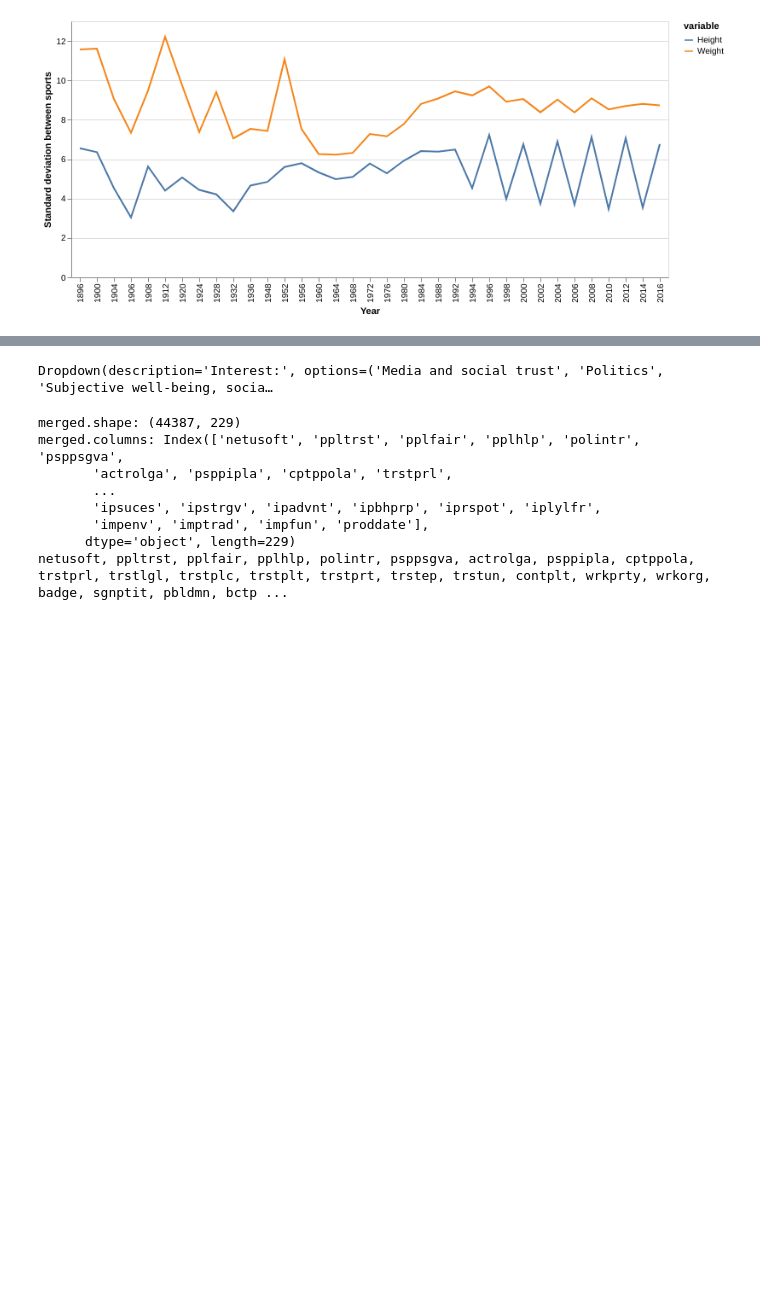
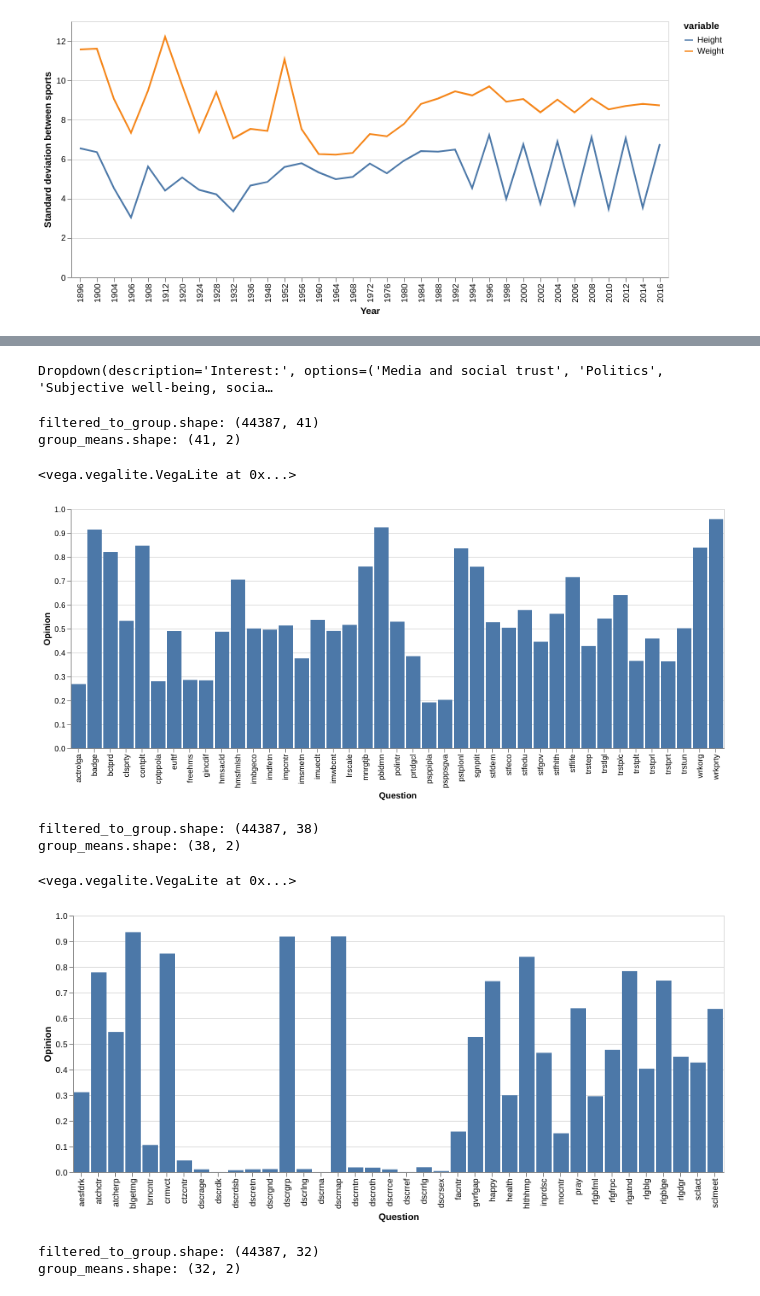
Before and after one commit to JonathanWoollett-Light/CSC327-A2, a Jupyter notebook: source.ipynb, the cells around one changed output, grey strips where cells are left out. Drawn from its saved outputs; the diff is of its cells as text; code cells hidden in the pictures; blank space fills up the shorter version.

```diff
--- a/source.ipynb
+++ b/source.ipynb
@@ -149,84 +229,56 @@ from IPython.display import display
 interestGroup = widgets.Dropdown(
     # `e[6:]` remove "Group" substring from before each option
     # `desc.Group.unique()` gets all unique values in the `Group` column
     # `[2:]` removes first 2 options of `Country` and `Weights`
     options=[e[6:] for e in desc.Group.unique()[2:]],
     description='Interest:',
 )
 display(interestGroup)
 
 
 
-# Drops all columns it cannot caste to float
-def drop_uncastable(dataframe):
-    for col in dataframe.columns:
-        try:
-            dataframe[col] = dataframe[col].astype(float)
-        except:
-            dataframe = dataframe.drop(columns=[col],axis=1)
+# # Drops all columns it cannot caste to float
+# def drop_uncastable(dataframe):
+#     for col in dataframe.columns:
+#         try:
+#             dataframe[col] = dataframe[col].astype(float)
+#         except:
+#             dataframe = dataframe.drop(columns=[col],axis=1)
 
-    return dataframe
-
-def drop_unusable_data(df):
-    # Select non-country-specific questions
-    # Drop all continuous data
-    # Drops all nominal data
-    df = df[df.Country_specific == "no"]
-    df = df[df.Type != "continuous"]
-    df = df[df.Scale_type != "nominal"]
-    df = df.drop(["proddate"]) # Don't even know if this is needed ngl
-    return df
+#     return dataframe
 
 
-def groups_we_need_to_make_max_min():
-    #print("len(data.columns):",data.shape)
-    #print("len(desc.rows):",desc.shape)
-    groups = [e for e in desc.Group.unique()]
-    #print("groups:",groups)
-    interested_desc = desc[(desc.Group != "Group Country")]
-    interested_desc = interested_desc[(desc.Group != "Group Weights")]
-    dropped = drop_unusable_data(interested_desc)
-    #print(interested_desc)
-    # Filter with `data` to select questions in group by name
-    merged = data.filter(dropped.Name)
-    print("merged.shape:",merged.shape)
-    print("merged.columns:",merged.columns)
-    for col in merged.columns:
-        print(col,end=', ')
 
-groups_we_need_to_make_max_min()
+
+
 
 def on_change(change):
     if change['type'] == 'change' and change['name'] == 'value':
         # Select questions group
         interested_desc = desc[(desc.Group == "Group " + interestGroup.value)]
-
-        interested_desc = drop_unusable_data(interested_desc)
-        #print(interested_desc)
         # Filter with `data` to select questions in group by name
-        merged = data.filter(interested_desc.Name)
-        #print("merged.columns:",merged.columns)
-        meaned = drop_uncastable(merged).mean().sort_values()
-        print(meaned)
-        #meaned = merged.astype(int).mean()
-        meaned_dataframe = meaned.reset_index()
-        meaned_dataframe.columns = ["Question","Opinion"]
-        print(meaned_dataframe.head())
-        test = alt.Chart(meaned_dataframe).mark_bar().encode(
+        filtered_to_group = grouped_answers.filter(interested_desc.Name)
+        print("filtered_to_group.shape:",filtered_to_group.shape)
+        group_means = filtered_to_group.mean().reset_index()
+        group_means.columns = ["Question","Opinion"]
+        print("group_means.shape:",group_means.shape)
+        test = alt.Chart(group_means).mark_bar().encode(
             x=alt.X("Question:O"),
             y="Opinion:Q"
         )
         display(test)
 
 
 interestGroup.observe(on_change)
 # %% [output]
 Dropdown(description='Interest:', options=('Media and social trust', 'Politics', 'Subjective well-being, socia…
-merged.shape: (44387, 229)
-merged.columns: Index(['netusoft', 'ppltrst', 'pplfair', 'pplhlp', 'polintr', 'psppsgva',
-       'actrolga', 'psppipla', 'cptppola', 'trstprl',
-       ...
-       'ipsuces', 'ipstrgv', 'ipadvnt', 'ipbhprp', 'iprspot', 'iplylfr',
-       'impenv', 'imptrad', 'impfun', 'proddate'],
-      dtype='object', length=229)
-netusoft, ppltrst, pplfair, pplhlp, polintr, psppsgva, actrolga, psppipla, cptppola, trstprl, trstlgl, trstplc, trstplt, trstprt, trstep, trstun, contplt, wrkprty, wrkorg, badge, sgnptit, pbldmn, bctp ...
+filtered_to_group.shape: (44387, 41)
+group_means.shape: (41, 2)
+<vega.vegalite.VegaLite at 0x...>
+[figure, added]
+filtered_to_group.shape: (44387, 38)
+group_means.shape: (38, 2)
+<vega.vegalite.VegaLite at 0x...>
+[figure, added]
+filtered_to_group.shape: (44387, 32)
+group_means.shape: (32, 2)
```
Also changed, not shown: parts of 5 cells of this notebook.
